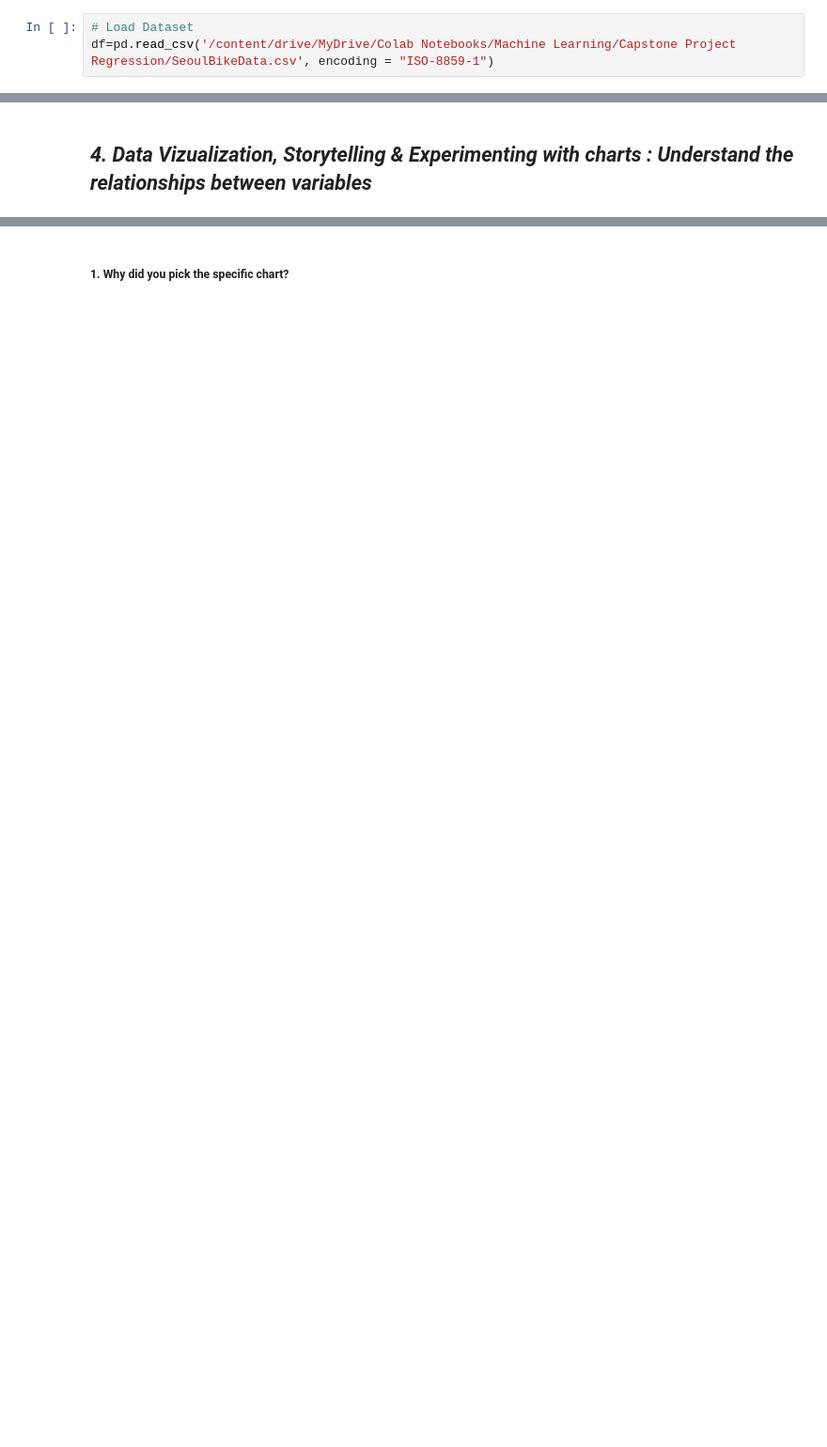
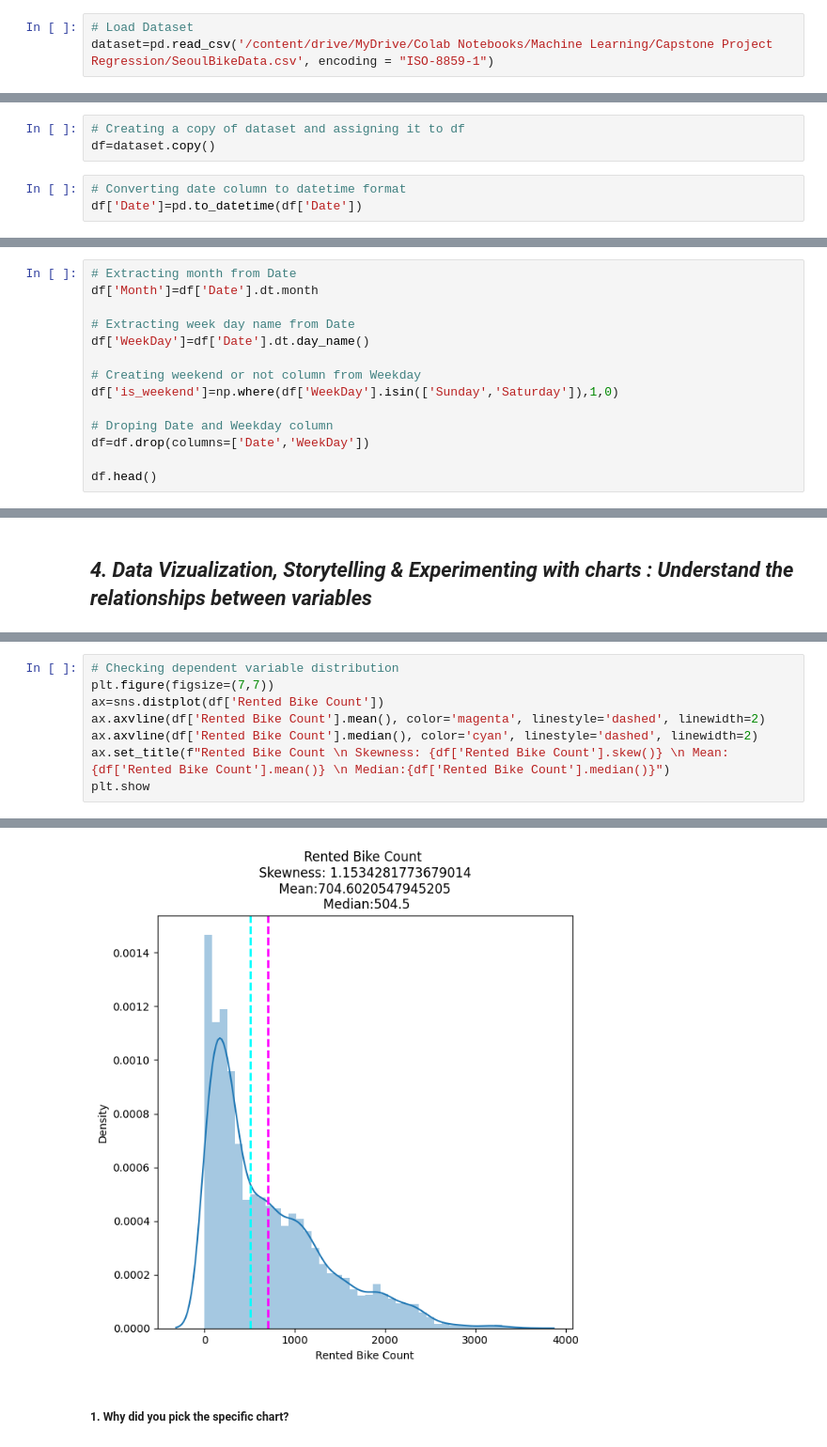
Before and after one commit to Dheeraj-Budhlakoti/Regression_Project_Bike_Sharing_Demand_Prediction, a Jupyter notebook: Capstone_Project_Regression_Bike_Sharing_Demand_Prediction.ipynb, the cells around one changed output, grey strips where cells are left out. Shown: that part at 94% size. Saved outputs shown, nothing was run; the diff lists cells and outputs as text; blank space fills up the shorter version.

Commit message:
Done Data Wrangling and Some Visualizations

```diff
--- a/Capstone_Project_Regression_Bike_Sharing_Demand_Prediction.ipynb
+++ b/Capstone_Project_Regression_Bike_Sharing_Demand_Prediction.ipynb
@@ -117,6 +117,6 @@ Mounted at /content/drive
 # %%
 # Load Dataset
-df=pd.read_csv('/content/drive/MyDrive/Colab Notebooks/Machine Learning/Capstone Project Regression/SeoulBikeData.csv', encoding = "ISO-8859-1")
+dataset=pd.read_csv('/content/drive/MyDrive/Colab Notebooks/Machine Learning/Capstone Project Regression/SeoulBikeData.csv', encoding = "ISO-8859-1")
 # %% [markdown]
 ### Dataset First View
 # %%
@@ -284,0 +286,6 @@ Details about data:
+# %%
+# Creating a copy of dataset and assigning it to df
+df=dataset.copy()
+# %%
+# Converting date column to datetime format
+df['Date']=pd.to_datetime(df['Date'])
@@ -284,0 +299,14 @@ Details about data:
+# %%
+# Extracting month from Date
+df['Month']=df['Date'].dt.month
+
+# Extracting week day name from Date
+df['WeekDay']=df['Date'].dt.day_name()
+
+# Creating weekend or not column from Weekday
+df['is_weekend']=np.where(df['WeekDay'].isin(['Sunday','Saturday']),1,0)
+
+# Droping Date and Weekday column
+df=df.drop(columns=['Date','WeekDay'])
+
+df.head()
@@ -294,0 +346,9 @@ Answer Here.
+# %%
+# Checking dependent variable distribution
+plt.figure(figsize=(7,7))
+ax=sns.distplot(df['Rented Bike Count'])
+ax.axvline(df['Rented Bike Count'].mean(), color='magenta', linestyle='dashed', linewidth=2)
+ax.axvline(df['Rented Bike Count'].median(), color='cyan', linestyle='dashed', linewidth=2)
+ax.set_title(f"Rented Bike Count \n Skewness: {df['Rented Bike Count'].skew()} \n Mean:{df['Rented Bike Count'].mean()} \n Median:{df['Rented Bike Count'].median()}")
+plt.show
+# %% [output]
@@ -295,2 +356,3 @@ Answer Here.
+[figure, added]
 # %% [markdown]
 ##### 1. Why did you pick the specific chart?
```
Also changed, not shown: parts of 31 cells of this notebook.
